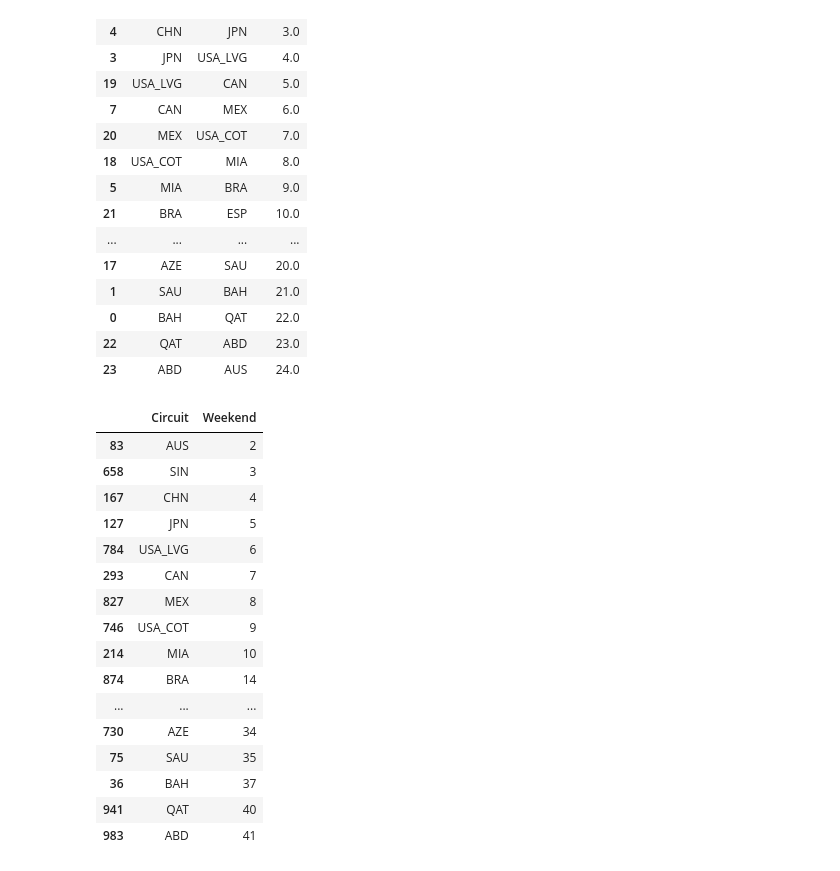
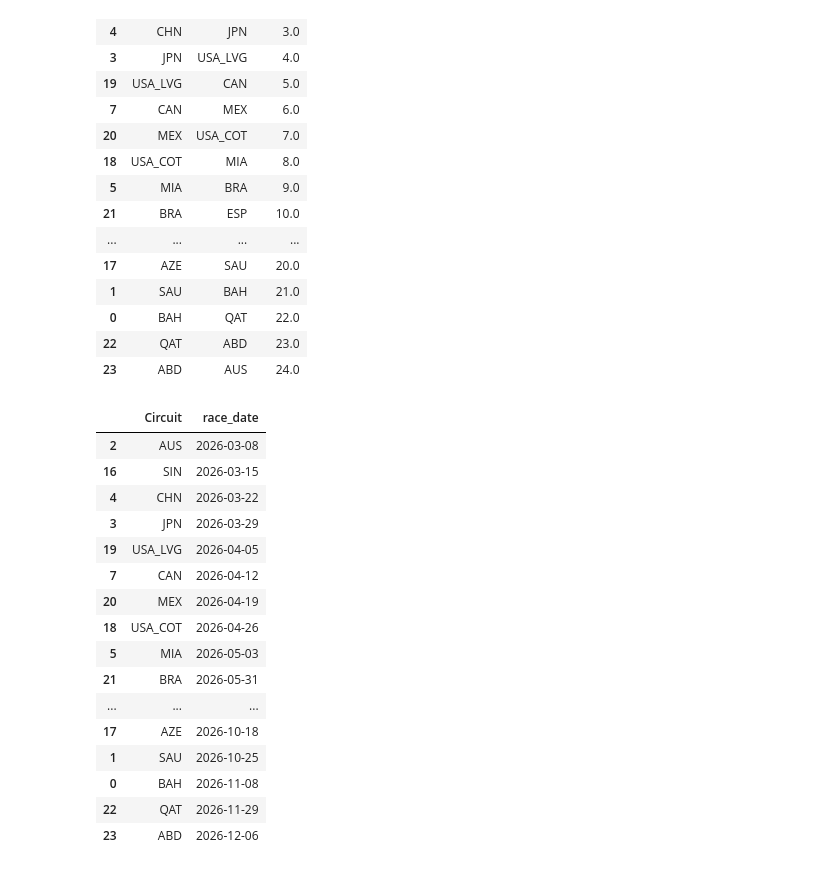
Before and after one commit to GokulnathUW/f1-calendar-optimization, a Jupyter notebook: model.ipynb, the cells around one changed output. Cells and saved outputs as stored; diff of their text form; code cells hidden in the pictures.

Commit message:
Print race calendar containing circuit and race date

```diff
--- a/model.ipynb
+++ b/model.ipynb
@@ -407,25 +407,40 @@ pd.merge(df1, df2, left_on = 'Circuit_0', right_on = 'Circuit').sort_values(by='
 | 0 | BAH | QAT | 22.0 |
 | 22 | QAT | ABD | 23.0 |
 | 23 | ABD | AUS | 24.0 |
-# %%
-df = y.records
-df = df[df['level'] == 1][["Circuit", "Weekend"]]
-df.sort_values(by='Weekend')
-# %% [output]
-|  | Circuit | Weekend |
-| 83 | AUS | 2 |
-| 658 | SIN | 3 |
-| 167 | CHN | 4 |
-| 127 | JPN | 5 |
-| 784 | USA_LVG | 6 |
-| 293 | CAN | 7 |
-| 827 | MEX | 8 |
-| 746 | USA_COT | 9 |
-| 214 | MIA | 10 |
-| 874 | BRA | 14 |
-| ... | ... | ... |
-| 730 | AZE | 34 |
-| 75 | SAU | 35 |
-| 36 | BAH | 37 |
-| 941 | QAT | 40 |
-| 983 | ABD | 41 |
+# %%
+df = y.records
+df = df[df['level'] == 1][["Circuit", "Weekend"]]
+
+final_weekends = climate_df[['week_num', 'race_date']]
+final_weekends = final_weekends.copy()
+final_weekends['week_num'] = final_weekends['week_num'].astype('category')
+
+
+df['Weekend'] = df['Weekend'].astype(int)
+final_weekends['week_num'] = final_weekends['week_num'].astype(int)
+
+final_weekends_1 = pd.merge(df, final_weekends,
+                            left_on='Weekend',
+                            right_on='week_num',
+                            how='inner')
+final_weekends_1 = final_weekends_1.sort_values(by='Weekend')
+final_weekends_1 = final_weekends_1[['Circuit', 'race_date']]
+final_weekends_1
+# %% [output]
+|  | Circuit | race_date |
+| 2 | AUS | 2026-03-08 |
+| 16 | SIN | 2026-03-15 |
+| 4 | CHN | 2026-03-22 |
+| 3 | JPN | 2026-03-29 |
+| 19 | USA_LVG | 2026-04-05 |
+| 7 | CAN | 2026-04-12 |
+| 20 | MEX | 2026-04-19 |
+| 18 | USA_COT | 2026-04-26 |
+| 5 | MIA | 2026-05-03 |
+| 21 | BRA | 2026-05-31 |
+| ... | ... | ... |
+| 17 | AZE | 2026-10-18 |
+| 1 | SAU | 2026-10-25 |
+| 0 | BAH | 2026-11-08 |
+| 22 | QAT | 2026-11-29 |
+| 23 | ABD | 2026-12-06 |
```
